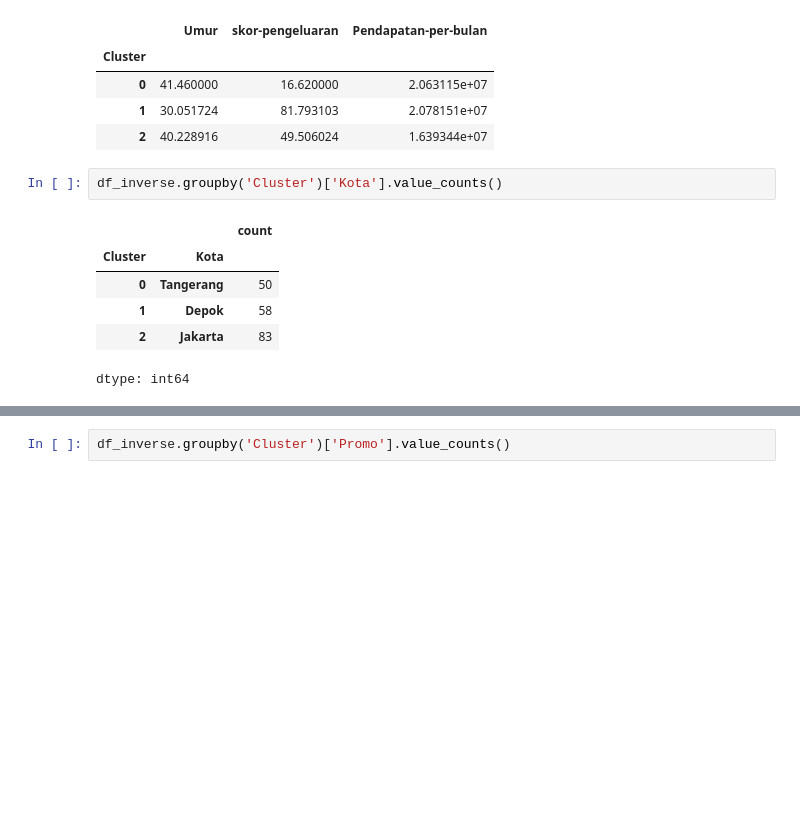
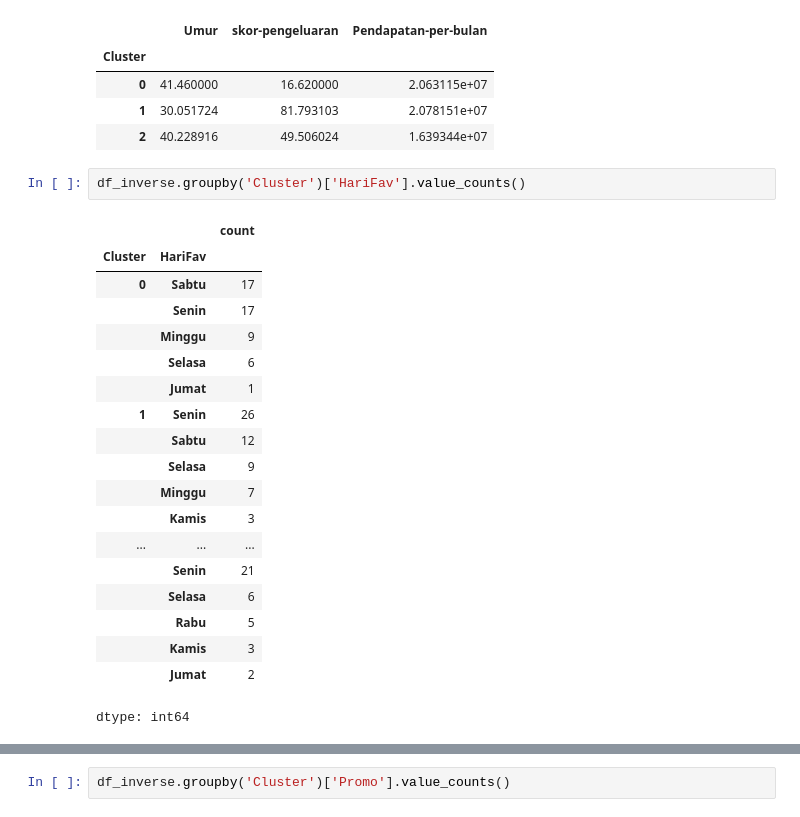
Before and after one commit to sahrul3114/Case-Study-Clustering-Analysis-Association-Rule, a Jupyter notebook: CP_02_Data_Mining_Kelompok_I.ipynb, the cells around one changed output, grey strips where cells are left out. Cells and saved outputs as stored; diff of their text form; blank space fills up the shorter version.

Commit message:
Hasil Clustering

```diff
--- a/CP_02_Data_Mining_Kelompok_I.ipynb
+++ b/CP_02_Data_Mining_Kelompok_I.ipynb
@@ -725,11 +734,24 @@ df_inverse.groupby('Cluster')[Kolom_Numerik].mean()
 | 1 | 30.051724 | 81.793103 | 2.078151e+07 |
 | 2 | 40.228916 | 49.506024 | 1.639344e+07 |
 # %%
-df_inverse.groupby('Cluster')['Kota'].value_counts()
+df_inverse.groupby('Cluster')['HariFav'].value_counts()
 # %% [output]
 |  |  | count |
-| Cluster | Kota |  |
-| 0 | Tangerang | 50 |
-| 1 | Depok | 58 |
-| 2 | Jakarta | 83 |
+| Cluster | HariFav |  |
+| 0 | Sabtu | 17 |
+|  | Senin | 17 |
+|  | Minggu | 9 |
+|  | Selasa | 6 |
+|  | Jumat | 1 |
+| 1 | Senin | 26 |
+|  | Sabtu | 12 |
+|  | Selasa | 9 |
+|  | Minggu | 7 |
+|  | Kamis | 3 |
+| ... | ... | ... |
+|  | Senin | 21 |
+|  | Selasa | 6 |
+|  | Rabu | 5 |
+|  | Kamis | 3 |
+|  | Jumat | 2 |
 dtype: int64
```
Also changed, not shown: parts of 4 cells of this notebook.
